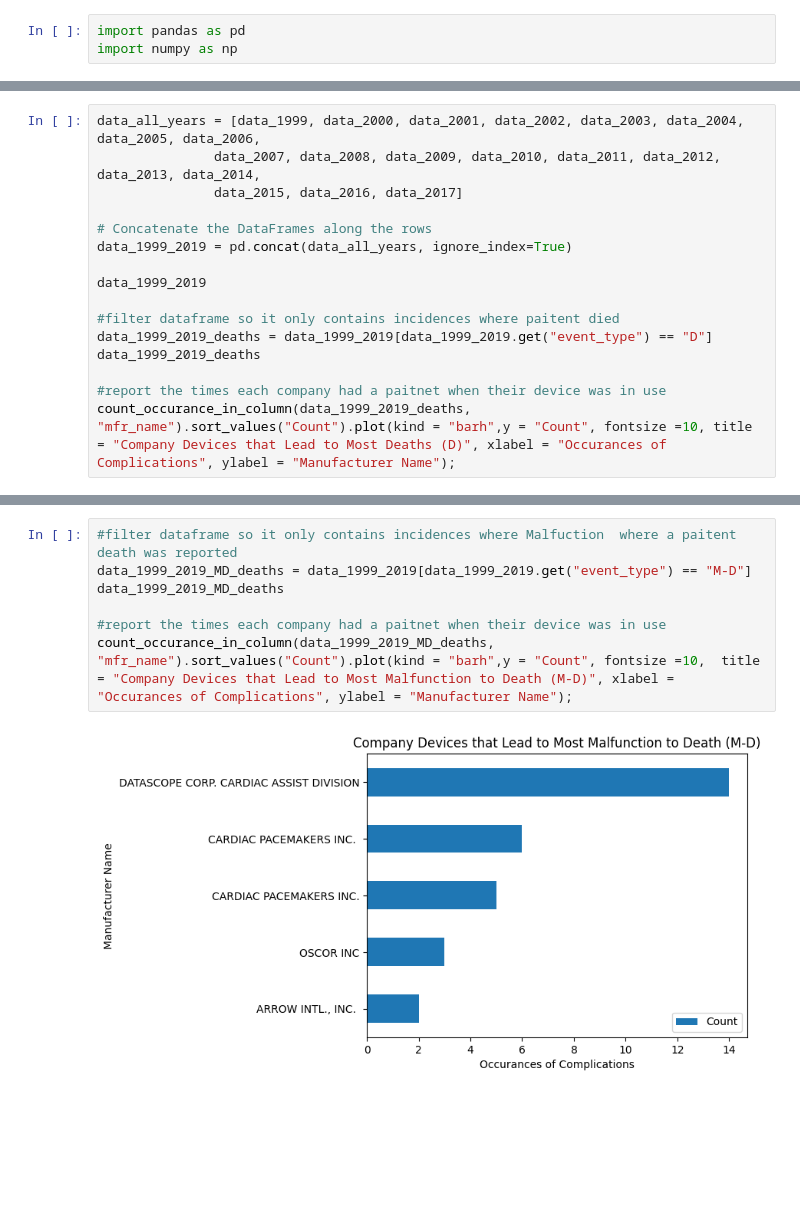
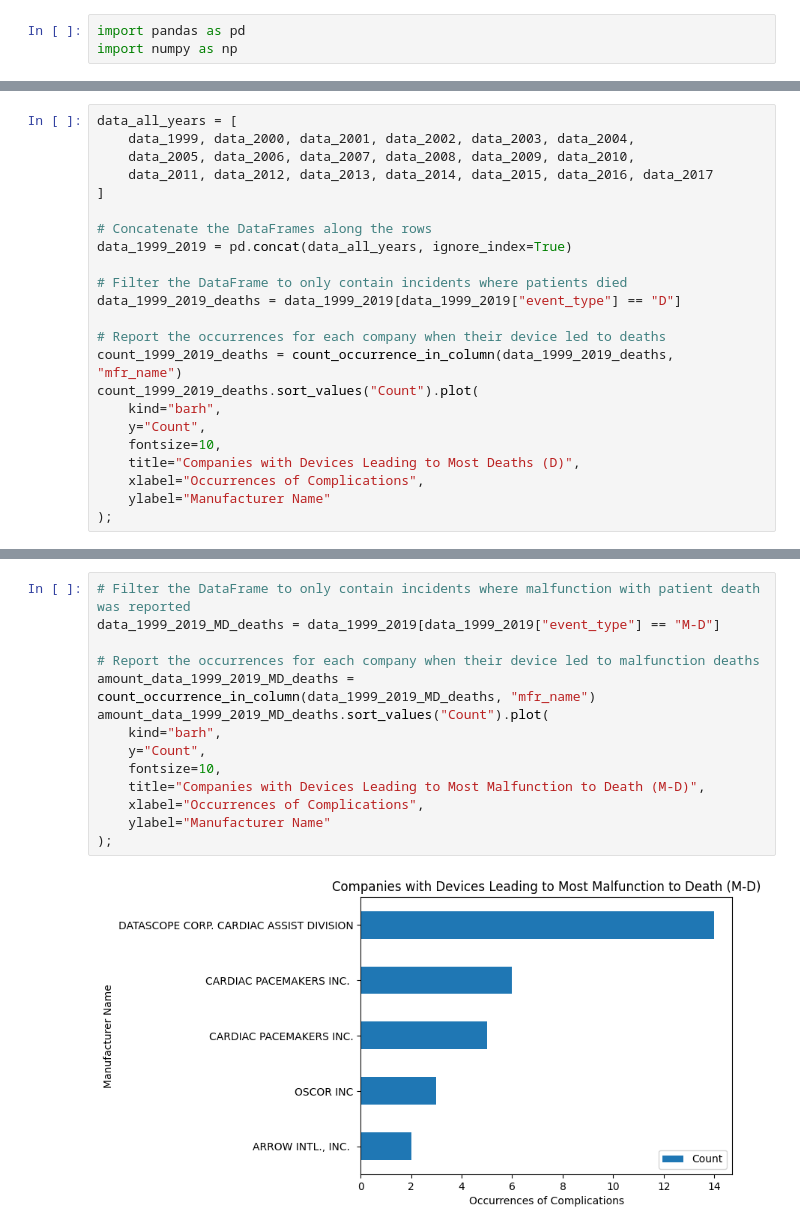
Before and after one commit to Doku98/Medical-Device-Malfunction-Analysis, a Jupyter notebook: Project.ipynb, the cells around one changed output, grey strips where cells are left out. Drawn from its saved outputs; the diff is of its cells as text; blank space fills up the shorter version.

```diff
--- a/Project.ipynb
+++ b/Project.ipynb
@@ -54,17 +91,24 @@ count_occurance_in_column(data_2017,"mfr_name").sort_values("Count").tail(15).pl
 # %%
-data_all_years = [data_1999, data_2000, data_2001, data_2002, data_2003, data_2004, data_2005, data_2006,
-               data_2007, data_2008, data_2009, data_2010, data_2011, data_2012, data_2013, data_2014,
-               data_2015, data_2016, data_2017]
+data_all_years = [
+    data_1999, data_2000, data_2001, data_2002, data_2003, data_2004,
+    data_2005, data_2006, data_2007, data_2008, data_2009, data_2010,
+    data_2011, data_2012, data_2013, data_2014, data_2015, data_2016, data_2017
+]
 
 # Concatenate the DataFrames along the rows
 data_1999_2019 = pd.concat(data_all_years, ignore_index=True)
 
-data_1999_2019
+# Filter the DataFrame to only contain incidents where patients died
+data_1999_2019_deaths = data_1999_2019[data_1999_2019["event_type"] == "D"]
 
-#filter dataframe so it only contains incidences where paitent died
-data_1999_2019_deaths = data_1999_2019[data_1999_2019.get("event_type") == "D"]
-data_1999_2019_deaths
-
-#report the times each company had a paitnet when their device was in use
-count_occurance_in_column(data_1999_2019_deaths, "mfr_name").sort_values("Count").plot(kind = "barh",y = "Count", fontsize =10, title = "Company Devices that Lead to Most Deaths (D)", xlabel = "Occurances of Complications", ylabel = "Manufacturer Name");
+# Report the occurrences for each company when their device led to deaths
+count_1999_2019_deaths = count_occurrence_in_column(data_1999_2019_deaths, "mfr_name")
+count_1999_2019_deaths.sort_values("Count").plot(
+    kind="barh",
+    y="Count",
+    fontsize=10,
+    title="Companies with Devices Leading to Most Deaths (D)",
+    xlabel="Occurrences of Complications",
+    ylabel="Manufacturer Name"
+);
 # %% [output]
@@ -81,10 +132,17 @@ count_occurance_in_column(data_1999_2019_IN_deaths, "mfr_name").sort_values("Cou
 # %%
-#filter dataframe so it only contains incidences where Malfuction  where a paitent death was reported
-data_1999_2019_MD_deaths = data_1999_2019[data_1999_2019.get("event_type") == "M-D"]
-data_1999_2019_MD_deaths
+# Filter the DataFrame to only contain incidents where malfunction with patient death was reported
+data_1999_2019_MD_deaths = data_1999_2019[data_1999_2019["event_type"] == "M-D"]
 
-#report the times each company had a paitnet when their device was in use
-count_occurance_in_column(data_1999_2019_MD_deaths, "mfr_name").sort_values("Count").plot(kind = "barh",y = "Count", fontsize =10,  title = "Company Devices that Lead to Most Malfunction to Death (M-D)", xlabel = "Occurances of Complications", ylabel = "Manufacturer Name");
+# Report the occurrences for each company when their device led to malfunction deaths
+amount_data_1999_2019_MD_deaths = count_occurrence_in_column(data_1999_2019_MD_deaths, "mfr_name")
+amount_data_1999_2019_MD_deaths.sort_values("Count").plot(
+    kind="barh",
+    y="Count",
+    fontsize=10,
+    title="Companies with Devices Leading to Most Malfunction to Death (M-D)",
+    xlabel="Occurrences of Complications",
+    ylabel="Manufacturer Name"
+);
 # %% [output]
-[figure, old version]
+[figure, new version]
 # %%
```
Also changed, not shown: parts of 9 cells of this notebook.
